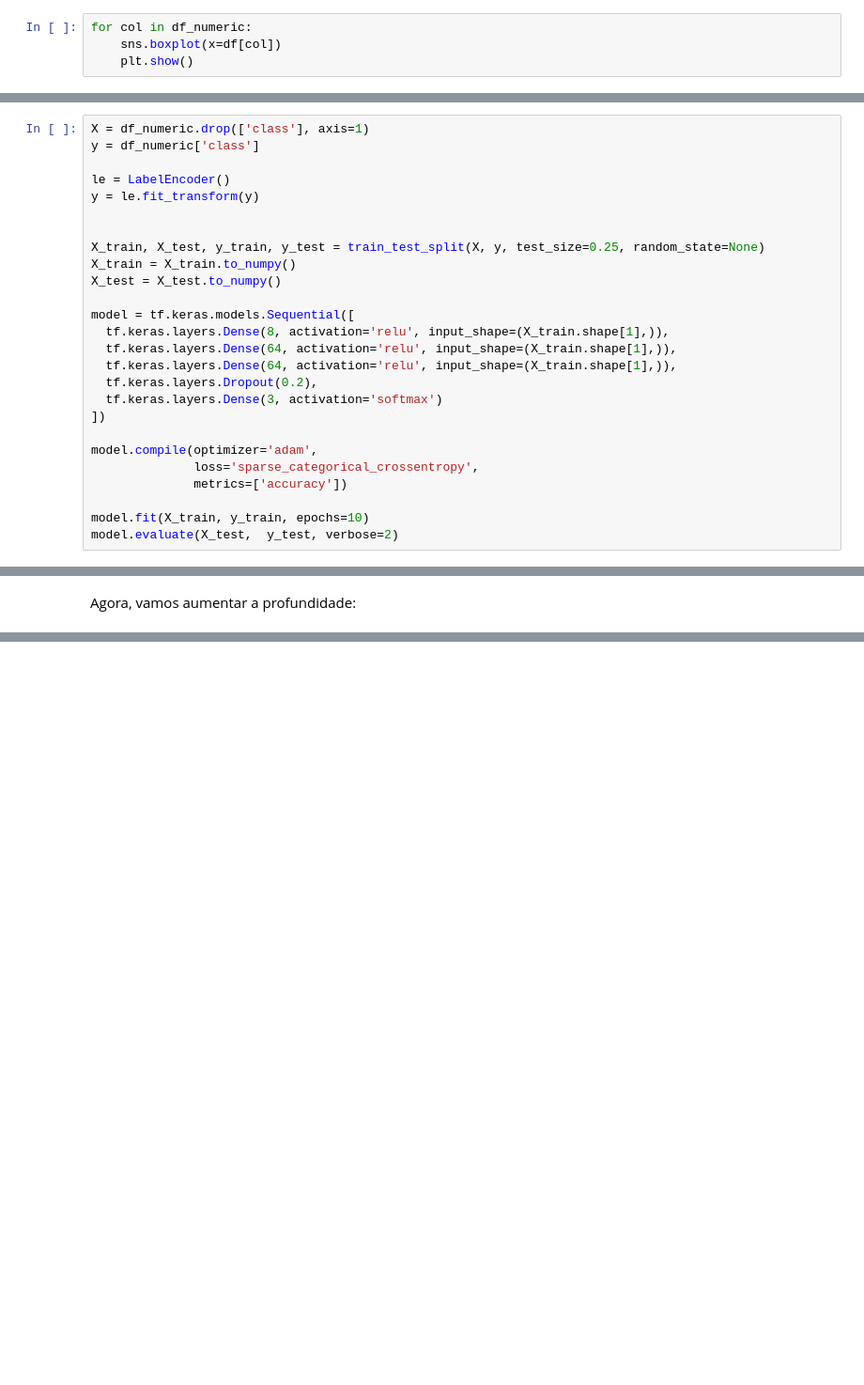
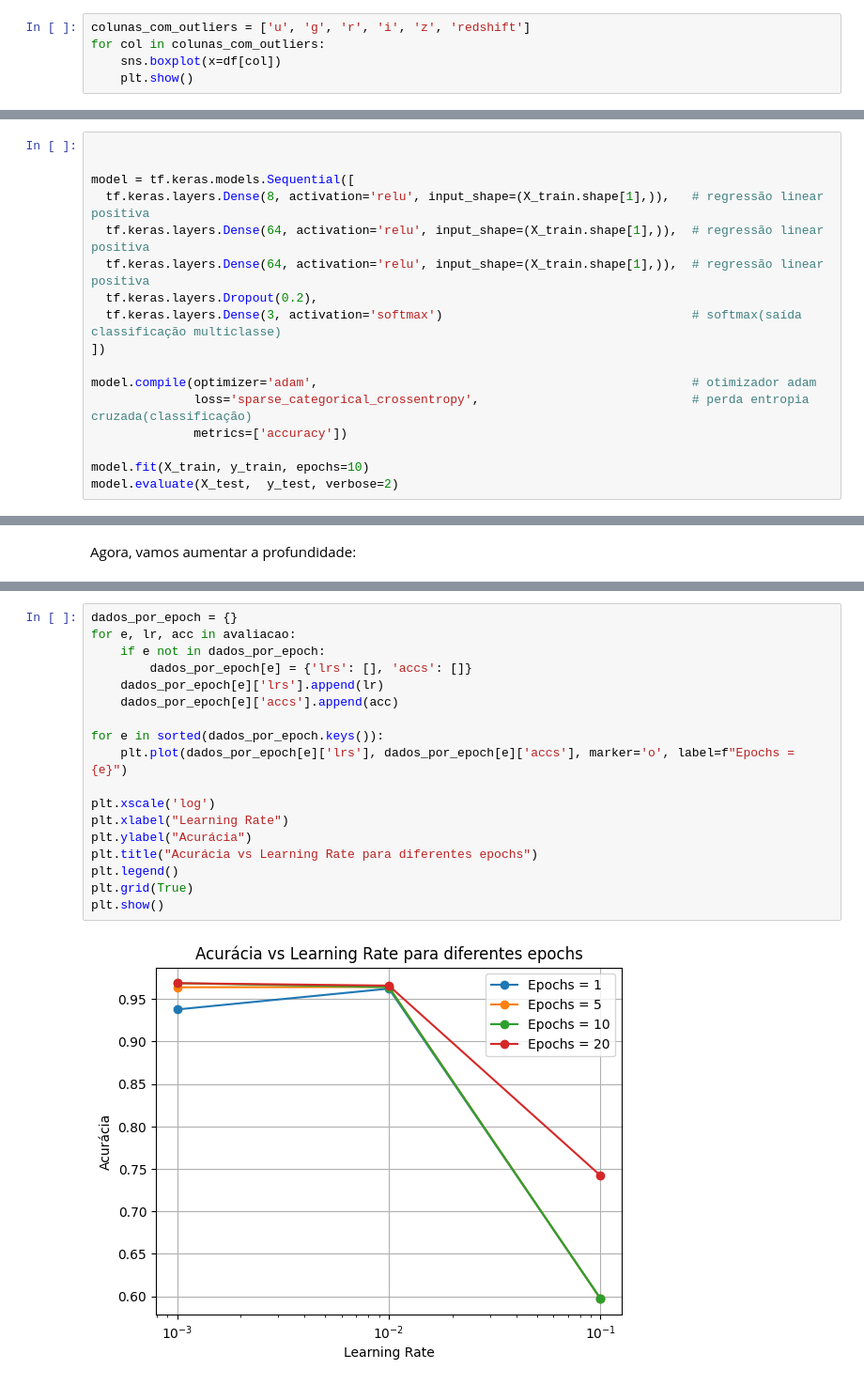
Before and after one commit to gusfring41/Trainee-CIS, a Jupyter notebook: neuralnetworks.ipynb, the cells around one changed output, grey strips where cells are left out. Shown at 94% size. Drawn from its saved outputs; the diff is of its cells as text; blank space fills up the shorter version.

```diff
--- a/neuralnetworks.ipynb
+++ b/neuralnetworks.ipynb
@@ -193,5 +214,6 @@ Outliers na coluna redshift: 8990
 # %%
-for col in df_numeric:
+colunas_com_outliers = ['u', 'g', 'r', 'i', 'z', 'redshift']
+for col in colunas_com_outliers:
     sns.boxplot(x=df[col])
     plt.show()
 # %% [output]
@@ -239,25 +271,16 @@ Para esse modelo, escolhi os seguintes parâmetros:
 # %%
-X = df_numeric.drop(['class'], axis=1)
-y = df_numeric['class']
-
-le = LabelEncoder()
-y = le.fit_transform(y)
 
 
-X_train, X_test, y_train, y_test = train_test_split(X, y, test_size=0.25, random_state=None)
-X_train = X_train.to_numpy()
-X_test = X_test.to_numpy()
-
 model = tf.keras.models.Sequential([
-  tf.keras.layers.Dense(8, activation='relu', input_shape=(X_train.shape[1],)),
-  tf.keras.layers.Dense(64, activation='relu', input_shape=(X_train.shape[1],)),
-  tf.keras.layers.Dense(64, activation='relu', input_shape=(X_train.shape[1],)),
+  tf.keras.layers.Dense(8, activation='relu', input_shape=(X_train.shape[1],)),   # regressão linear positiva
+  tf.keras.layers.Dense(64, activation='relu', input_shape=(X_train.shape[1],)),  # regressão linear positiva
+  tf.keras.layers.Dense(64, activation='relu', input_shape=(X_train.shape[1],)),  # regressão linear positiva
   tf.keras.layers.Dropout(0.2),
-  tf.keras.layers.Dense(3, activation='softmax')
+  tf.keras.layers.Dense(3, activation='softmax')                                  # softmax(saída classificação multiclasse)
 ])
 
-model.compile(optimizer='adam',
-              loss='sparse_categorical_crossentropy',
+model.compile(optimizer='adam',                                                   # otimizador adam
+              loss='sparse_categorical_crossentropy',                             # perda entropia cruzada(classificação)
               metrics=['accuracy'])
 
 model.fit(X_train, y_train, epochs=10)
@@ -413,0 +443,20 @@ Epoch 100/100
+# %%
+dados_por_epoch = {}
+for e, lr, acc in avaliacao:
+    if e not in dados_por_epoch:
+        dados_por_epoch[e] = {'lrs': [], 'accs': []}
+    dados_por_epoch[e]['lrs'].append(lr)
+    dados_por_epoch[e]['accs'].append(acc)
+
+for e in sorted(dados_por_epoch.keys()):
+    plt.plot(dados_por_epoch[e]['lrs'], dados_por_epoch[e]['accs'], marker='o', label=f"Epochs = {e}")
+
+plt.xscale('log')
+plt.xlabel("Learning Rate")
+plt.ylabel("Acurácia")
+plt.title("Acurácia vs Learning Rate para diferentes epochs")
+plt.legend()
+plt.grid(True)
+plt.show()
+# %% [output]
+[figure, added]
```
Also changed, not shown: parts of 39 cells of this notebook.
